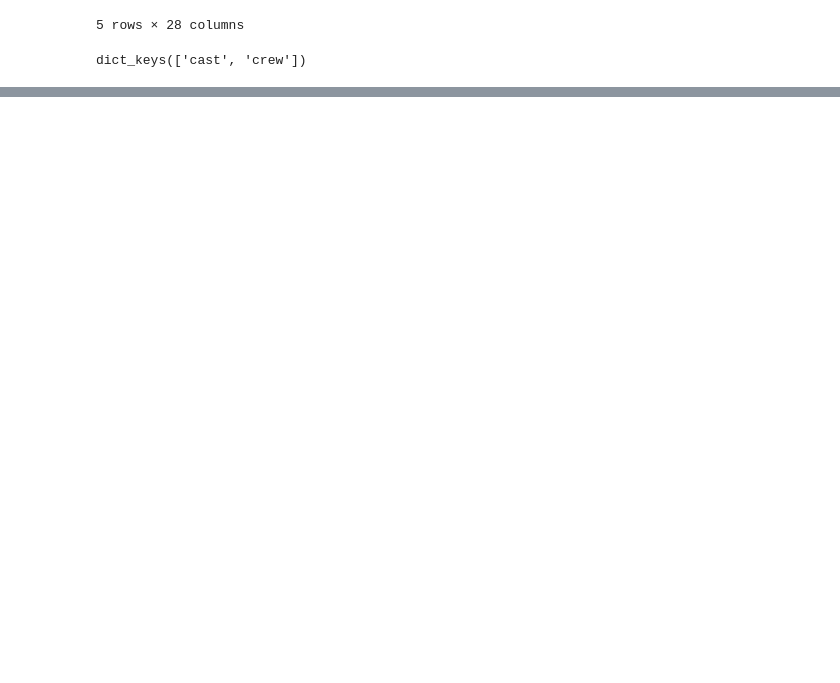
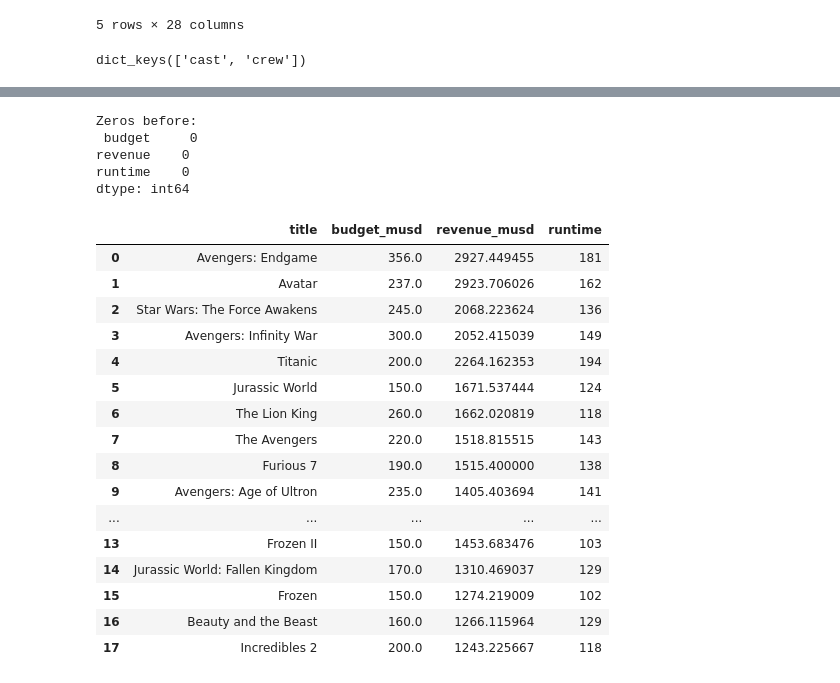
Before and after one commit to CasualLev/tmdb-movalyzer, a Jupyter notebook: notebooks/tmdb_analysis.ipynb, the cells around one changed output, grey strips where cells are left out. Saved outputs shown, nothing was run; the diff lists cells and outputs as text; code cells hidden in the pictures; blank space fills up the shorter version.

```diff
--- a/notebooks/tmdb_analysis.ipynb
+++ b/notebooks/tmdb_analysis.ipynb
@@ -147,0 +296,8 @@ dict_keys(['cast', 'crew'])
+# %%
+extracted_cols = ["belongs_to_collection", "genres", "spoken_languages",
+                  "production_countries", "production_companies"]
+
+for col in extracted_cols:
+    print(f"===== {col} =====")
+    print(df[col].value_counts(dropna=False).head(10))
+    print()
@@ -147,0 +322,5 @@ dict_keys(['cast', 'crew'])
+# %%
+for col in ["genres", "spoken_languages", "production_countries", "production_companies"]:
+    print(f"===== {col} (individual items) =====")
+    print(df[col].str.split("|").explode().value_counts().head(10))
+    print()
@@ -147,0 +361,10 @@ dict_keys(['cast', 'crew'])
+# %%
+numeric_cols = ["id", "budget", "revenue", "popularity", "runtime",
+                "vote_count", "vote_average", "cast_size", "crew_size"]
+
+for col in numeric_cols:
+    df[col] = pd.to_numeric(df[col], errors="coerce")
+
+df["release_date"] = pd.to_datetime(df["release_date"], errors="coerce")
+
+df[numeric_cols + ["release_date"]].dtypes
@@ -147,0 +391,34 @@ dict_keys(['cast', 'crew'])
+# %%
+zero_cols = ["budget", "revenue", "runtime"]
+print("Zeros before:\n", (df[zero_cols] == 0).sum(), "\n")
+
+df[zero_cols] = df[zero_cols].replace(0, np.nan)
+
+df["budget_musd"] = df["budget"] / 1_000_000
+df["revenue_musd"] = df["revenue"] / 1_000_000
+df = df.drop(columns=["budget", "revenue"])
+
+df[["title", "budget_musd", "revenue_musd", "runtime"]]
+# %% [output]
+Zeros before:
+ budget     0
+revenue    0
+runtime    0
+dtype: int64
+|  | title | budget_musd | revenue_musd | runtime |
+| 0 | Avengers: Endgame | 356.0 | 2927.449455 | 181 |
+| 1 | Avatar | 237.0 | 2923.706026 | 162 |
+| 2 | Star Wars: The Force Awakens | 245.0 | 2068.223624 | 136 |
+| 3 | Avengers: Infinity War | 300.0 | 2052.415039 | 149 |
+| 4 | Titanic | 200.0 | 2264.162353 | 194 |
+| 5 | Jurassic World | 150.0 | 1671.537444 | 124 |
+| 6 | The Lion King | 260.0 | 1662.020819 | 118 |
+| 7 | The Avengers | 220.0 | 1518.815515 | 143 |
+| 8 | Furious 7 | 190.0 | 1515.400000 | 138 |
+| 9 | Avengers: Age of Ultron | 235.0 | 1405.403694 | 141 |
+| ... | ... | ... | ... | ... |
+| 13 | Frozen II | 150.0 | 1453.683476 | 103 |
+| 14 | Jurassic World: Fallen Kingdom | 170.0 | 1310.469037 | 129 |
+| 15 | Frozen | 150.0 | 1274.219009 | 102 |
+| 16 | Beauty and the Beast | 160.0 | 1266.115964 | 129 |
+| 17 | Incredibles 2 | 200.0 | 1243.225667 | 118 |
```
Also changed, not shown: parts of 28 cells of this notebook, 1 other file.
